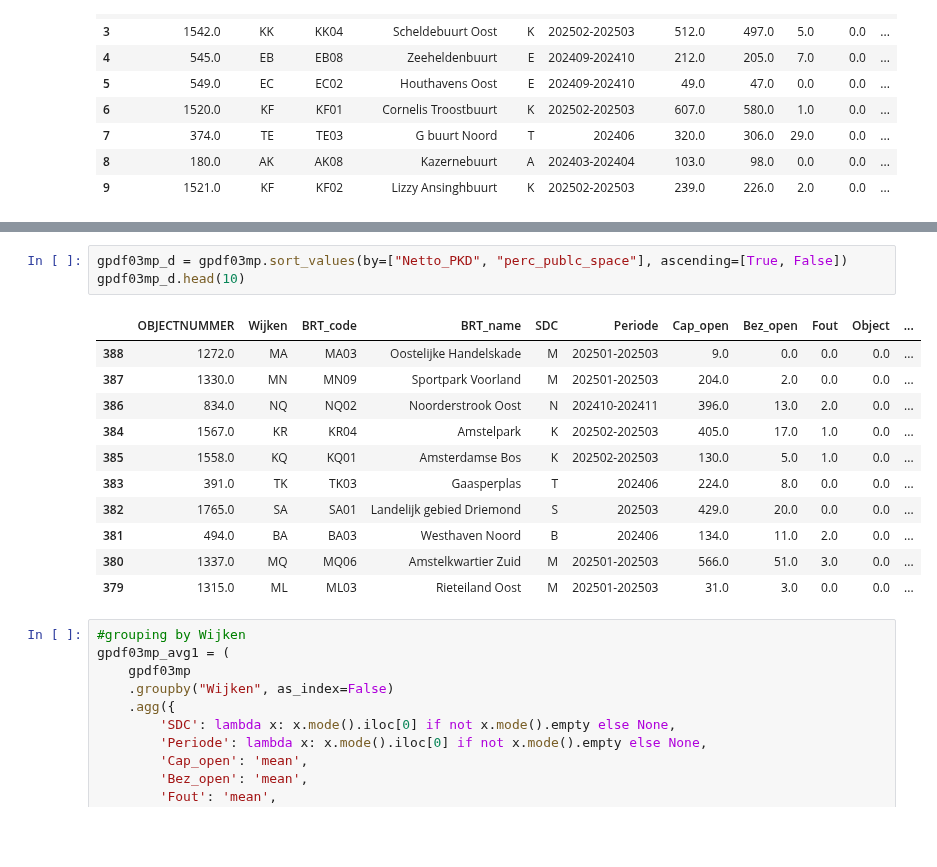
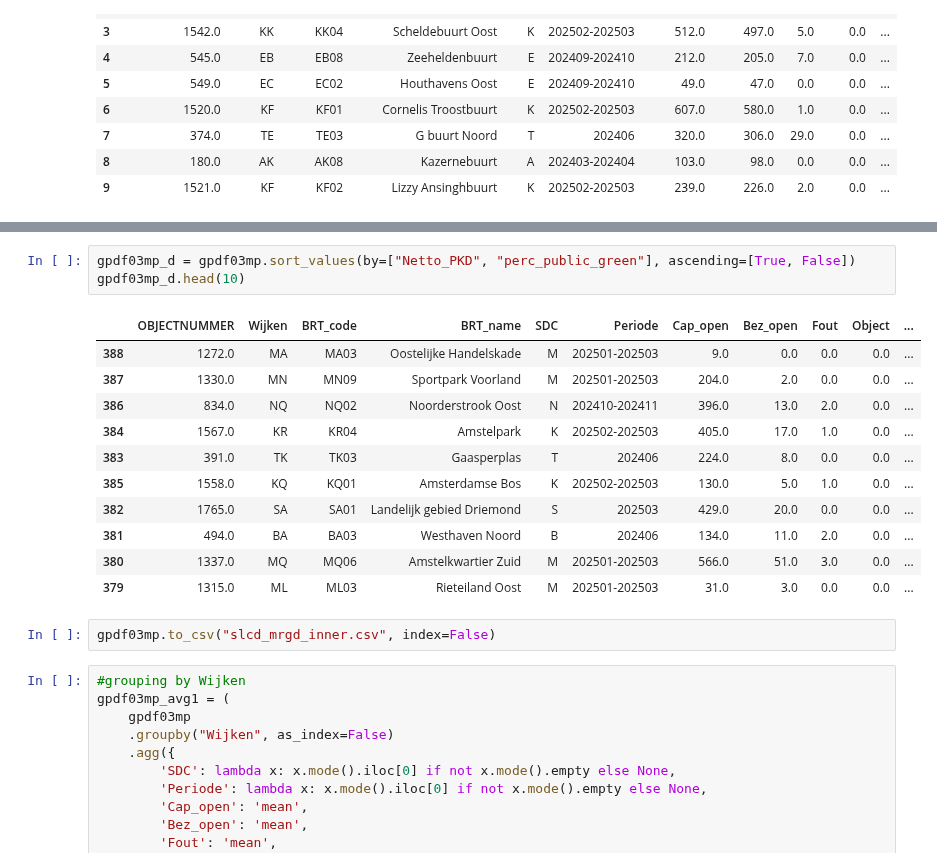
Before and after one commit to bram-villanueva/paper_project, a Jupyter notebook: park_prs_and_green.ipynb, the cells around one changed output, grey strips where cells are left out. Saved outputs shown, nothing was run; the diff lists cells and outputs as text; blank space fills up the shorter version.

```diff
--- a/park_prs_and_green.ipynb
+++ b/park_prs_and_green.ipynb
@@ -291,18 +291,20 @@ gpdf03mp_a.head(10)
 # %%
-gpdf03mp_d = gpdf03mp.sort_values(by=["Netto_PKD", "perc_publc_space"], ascending=[True, False])
+gpdf03mp_d = gpdf03mp.sort_values(by=["Netto_PKD", "perc_public_green"], ascending=[True, False])
 gpdf03mp_d.head(10)
 # %% [output]
 |  | OBJECTNUMMER | Wijken | BRT_code | BRT_name | SDC | Periode | Cap_open | Bez_open | Fout | Object | ... |
 | 388 | 1272.0 | MA | MA03 | Oostelijke Handelskade | M | 202501-202503 | 9.0 | 0.0 | 0.0 | 0.0 | ... |
 | 387 | 1330.0 | MN | MN09 | Sportpark Voorland | M | 202501-202503 | 204.0 | 2.0 | 0.0 | 0.0 | ... |
 | 386 | 834.0 | NQ | NQ02 | Noorderstrook Oost | N | 202410-202411 | 396.0 | 13.0 | 2.0 | 0.0 | ... |
 | 384 | 1567.0 | KR | KR04 | Amstelpark | K | 202502-202503 | 405.0 | 17.0 | 1.0 | 0.0 | ... |
+| 383 | 391.0 | TK | TK03 | Gaasperplas | T | 202406 | 224.0 | 8.0 | 0.0 | 0.0 | ... |
 | 385 | 1558.0 | KQ | KQ01 | Amsterdamse Bos | K | 202502-202503 | 130.0 | 5.0 | 1.0 | 0.0 | ... |
-| 383 | 391.0 | TK | TK03 | Gaasperplas | T | 202406 | 224.0 | 8.0 | 0.0 | 0.0 | ... |
 | 382 | 1765.0 | SA | SA01 | Landelijk gebied Driemond | S | 202503 | 429.0 | 20.0 | 0.0 | 0.0 | ... |
 | 381 | 494.0 | BA | BA03 | Westhaven Noord | B | 202406 | 134.0 | 11.0 | 2.0 | 0.0 | ... |
 | 380 | 1337.0 | MQ | MQ06 | Amstelkwartier Zuid | M | 202501-202503 | 566.0 | 51.0 | 3.0 | 0.0 | ... |
 | 379 | 1315.0 | ML | ML03 | Rieteiland Oost | M | 202501-202503 | 31.0 | 3.0 | 0.0 | 0.0 | ... |
+# %%
+gpdf03mp.to_csv("slcd_mrgd_inner.csv", index=False)
 # %%
 #grouping by Wijken
 gpdf03mp_avg1 = (
```
Also changed, not shown: parts of 1 cell of this notebook.
